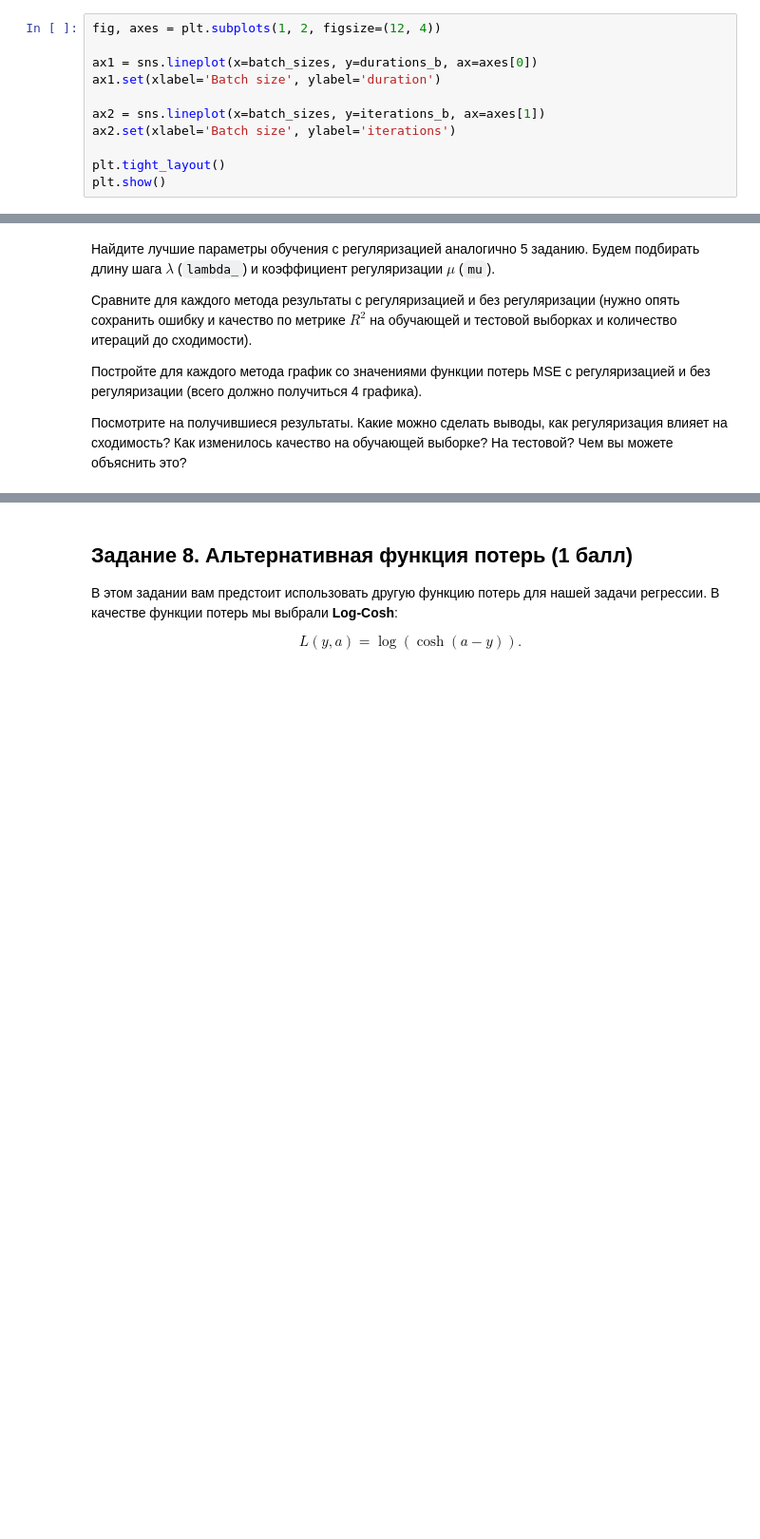
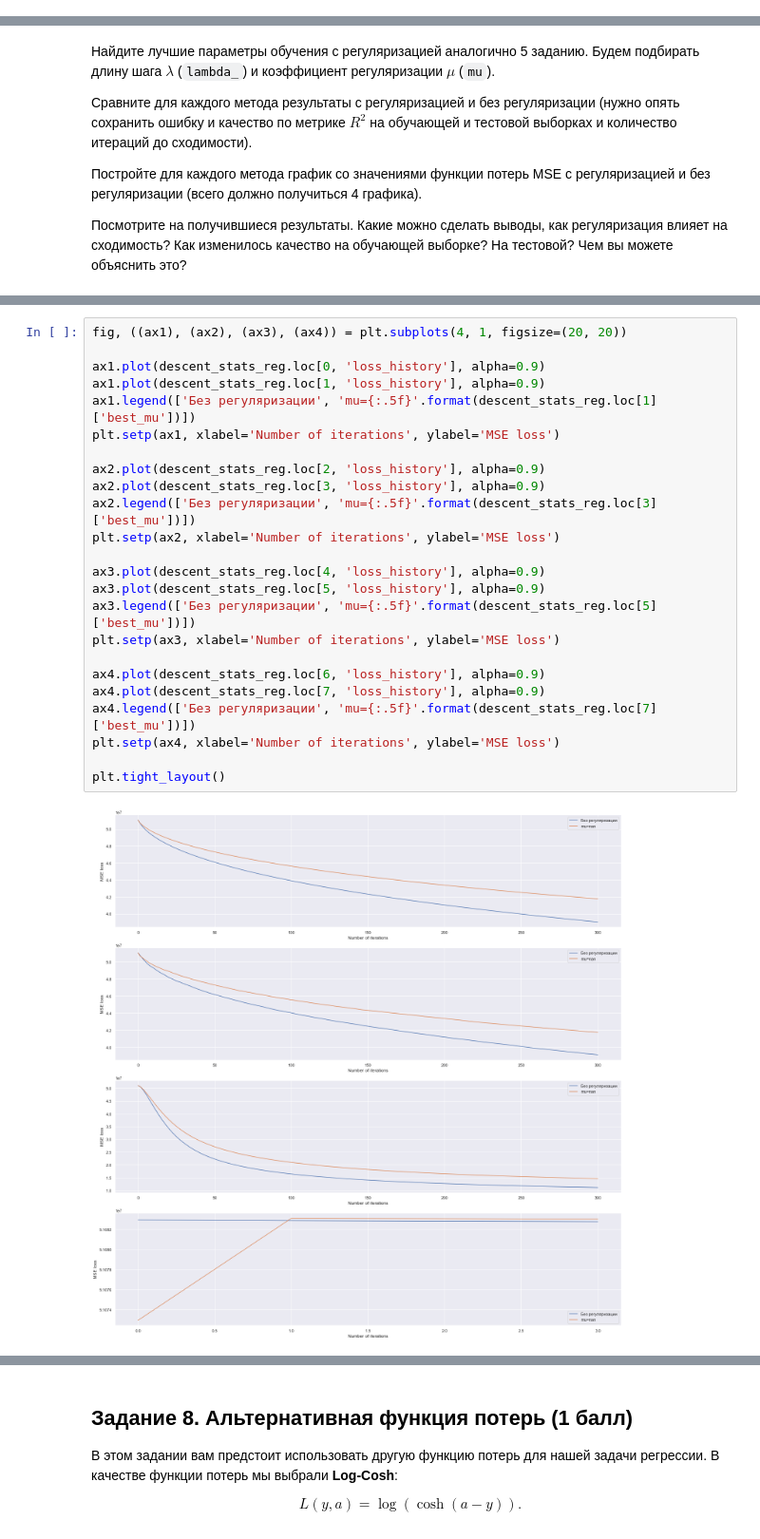
Before and after one commit to myramystin/ml, a Jupyter notebook: homework-practice-03-gd.ipynb, the cells around one changed output, grey strips where cells are left out. Shown at 95% size. Drawn from its saved outputs; the diff is of its cells as text; blank space fills up the shorter version.

```diff
--- a/homework-practice-03-gd.ipynb
+++ b/homework-practice-03-gd.ipynb
@@ -641,11 +632,0 @@ print(iterations_b)
-# %%
-fig, axes = plt.subplots(1, 2, figsize=(12, 4))
-
-ax1 = sns.lineplot(x=batch_sizes, y=durations_b, ax=axes[0])
-ax1.set(xlabel='Batch size', ylabel='duration')
-
-ax2 = sns.lineplot(x=batch_sizes, y=iterations_b, ax=axes[1])
-ax2.set(xlabel='Batch size', ylabel='iterations')
-
-plt.tight_layout()
-plt.show()
@@ -682,2 +708,28 @@ $$
+# %%
+fig, ((ax1), (ax2), (ax3), (ax4)) = plt.subplots(4, 1, figsize=(20, 20))
+
+ax1.plot(descent_stats_reg.loc[0, 'loss_history'], alpha=0.9)
+ax1.plot(descent_stats_reg.loc[1, 'loss_history'], alpha=0.9)
+ax1.legend(['Без регуляризации', 'mu={:.5f}'.format(descent_stats_reg.loc[1]['best_mu'])])
+plt.setp(ax1, xlabel='Number of iterations', ylabel='MSE loss')
+
+ax2.plot(descent_stats_reg.loc[2, 'loss_history'], alpha=0.9)
+ax2.plot(descent_stats_reg.loc[3, 'loss_history'], alpha=0.9)
+ax2.legend(['Без регуляризации', 'mu={:.5f}'.format(descent_stats_reg.loc[3]['best_mu'])])
+plt.setp(ax2, xlabel='Number of iterations', ylabel='MSE loss')
+
+ax3.plot(descent_stats_reg.loc[4, 'loss_history'], alpha=0.9)
+ax3.plot(descent_stats_reg.loc[5, 'loss_history'], alpha=0.9)
+ax3.legend(['Без регуляризации', 'mu={:.5f}'.format(descent_stats_reg.loc[5]['best_mu'])])
+plt.setp(ax3, xlabel='Number of iterations', ylabel='MSE loss')
+
+ax4.plot(descent_stats_reg.loc[6, 'loss_history'], alpha=0.9)
+ax4.plot(descent_stats_reg.loc[7, 'loss_history'], alpha=0.9)
+ax4.legend(['Без регуляризации', 'mu={:.5f}'.format(descent_stats_reg.loc[7]['best_mu'])])
+plt.setp(ax4, xlabel='Number of iterations', ylabel='MSE loss')
+
+plt.tight_layout()
+# %% [output]
+[figure, added]
 # %% [markdown]
 `### ваше решение тут ###`
```
Also changed, not shown: parts of 11 cells of this notebook.
